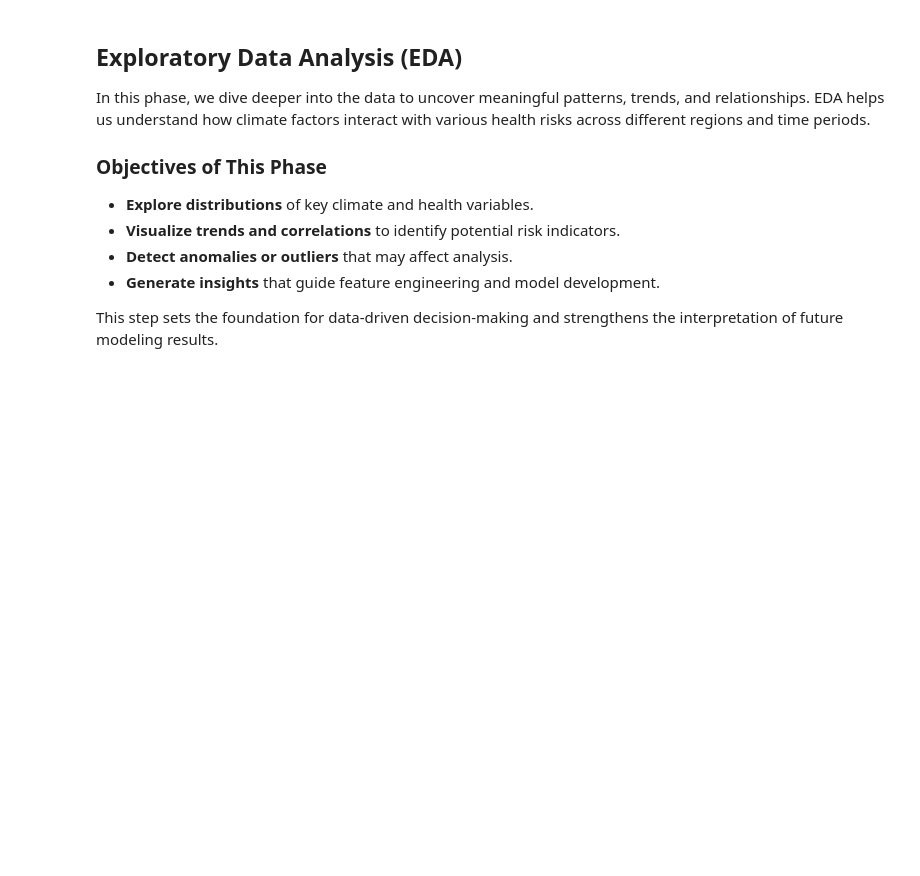
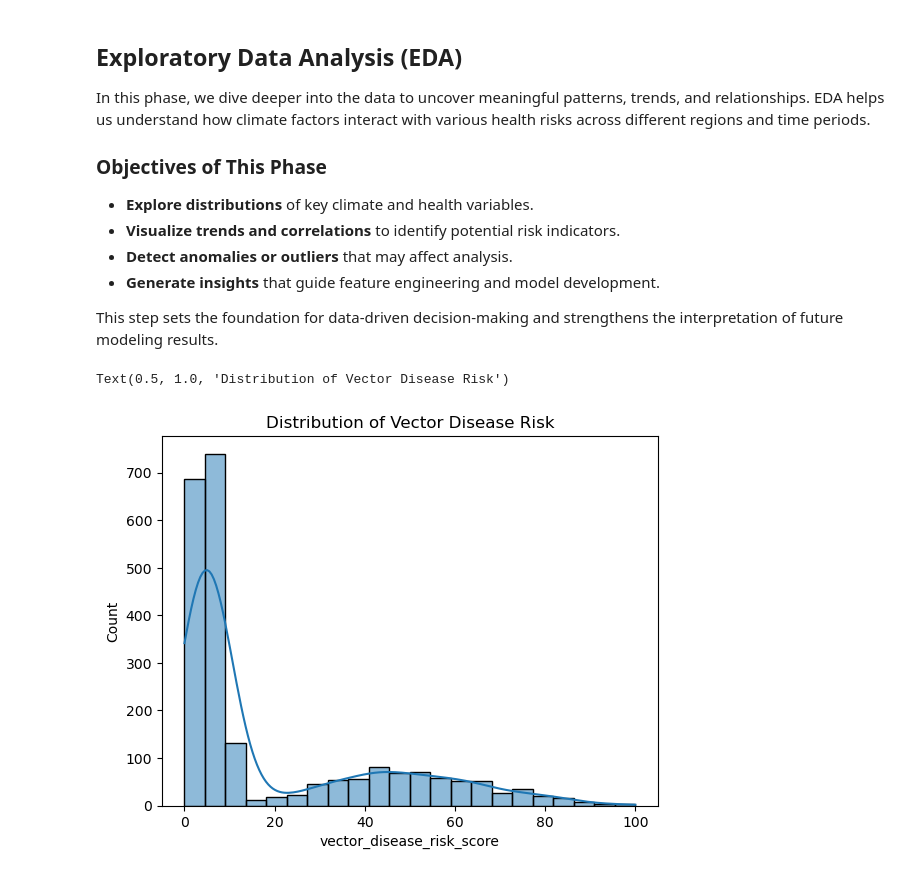
Before and after one commit to Mathews-Odongo/Predicting-Public-Health-Risks-from-Climate-Variability-in-Africa, a Jupyter notebook: notebooks/climate.ipynb, the cells around one changed output. Drawn from its saved outputs; the diff is of its cells as text; code cells hidden in the pictures; blank space fills up the shorter version.

Commit message:
add distribution of vector disease risk to  EDA.

```diff
--- a/notebooks/climate.ipynb
+++ b/notebooks/climate.ipynb
@@ -141,3 +141,10 @@ In this phase, we dive deeper into the data to uncover meaningful patterns, tren
 - **Generate insights** that guide feature engineering and model development.
 
 This step sets the foundation for data-driven decision-making and strengthens the interpretation of future modeling results.
+# %%
+# Distribution of disease risk
+sns.histplot(climate_data['vector_disease_risk_score'], kde=True)
+plt.title("Distribution of Vector Disease Risk")
+# %% [output]
+Text(0.5, 1.0, 'Distribution of Vector Disease Risk')
+[figure, added]
```
